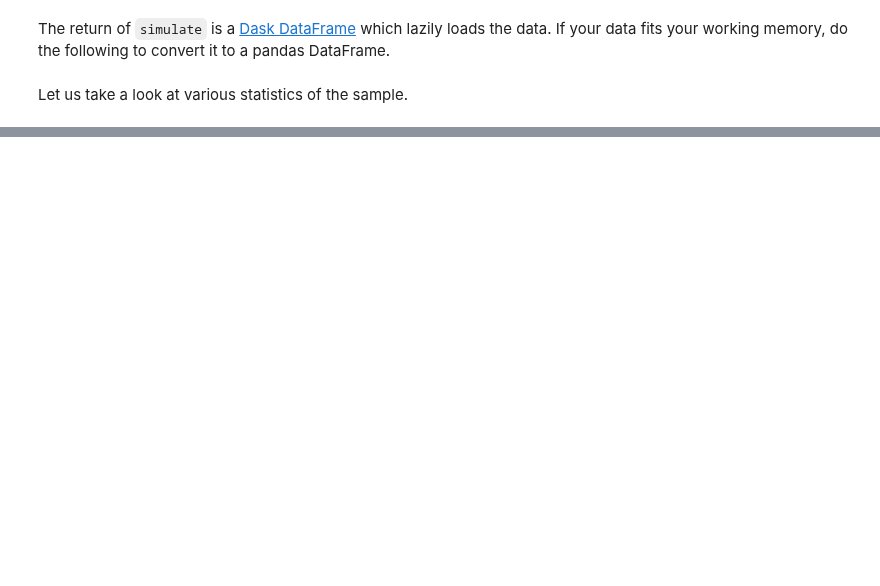
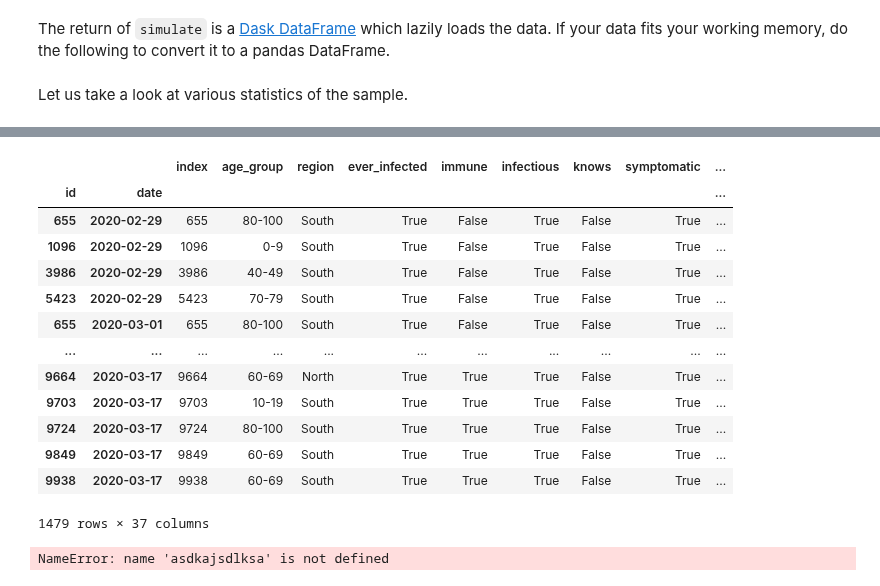
Before and after one commit to covid-19-impact-lab/sid, a Jupyter notebook: docs/source/tutorials/how_to_simulate.ipynb, the cells around one changed output, grey strips where cells are left out. Saved outputs shown, nothing was run; the diff lists cells and outputs as text; code cells hidden in the pictures; blank space fills up the shorter version.

```diff
--- a/docs/source/tutorials/how_to_simulate.ipynb
+++ b/docs/source/tutorials/how_to_simulate.ipynb
@@ -190,3 +208,5 @@ The return of `simulate` is a [Dask DataFrame](https://docs.dask.org/en/latest/d
 df = df.compute()
 # %% [markdown]
 Let us take a look at various statistics of the sample.
+# %%
+df.set_index(["id", "date"], inplace=True)
@@ -193,3 +234,24 @@ Let us take a look at various statistics of the sample.
+# %%
+df.query("symptomatic")
+# %% [output]
+|  |  | index | age_group | region | ever_infected | immune | infectious | knows | symptomatic | ... |
+| id | date |  |  |  |  |  |  |  |  | ... |
+| 655 | 2020-02-29 | 655 | 80-100 | South | True | False | True | False | True | ... |
+| 1096 | 2020-02-29 | 1096 | 0-9 | South | True | False | True | False | True | ... |
+| 3986 | 2020-02-29 | 3986 | 40-49 | South | True | False | True | False | True | ... |
+| 5423 | 2020-02-29 | 5423 | 70-79 | South | True | False | True | False | True | ... |
+| 655 | 2020-03-01 | 655 | 80-100 | South | True | False | True | False | True | ... |
+| ... | ... | ... | ... | ... | ... | ... | ... | ... | ... | ... |
+| 9664 | 2020-03-17 | 9664 | 60-69 | North | True | True | True | False | True | ... |
+| 9703 | 2020-03-17 | 9703 | 10-19 | South | True | True | True | False | True | ... |
+| 9724 | 2020-03-17 | 9724 | 80-100 | South | True | True | True | False | True | ... |
+| 9849 | 2020-03-17 | 9849 | 60-69 | South | True | True | True | False | True | ... |
+| 9938 | 2020-03-17 | 9938 | 60-69 | South | True | True | True | False | True | ... |
+1479 rows × 37 columns
+# %%
+asdkajsdlksa
+# %% [output]
+NameError: name 'asdkajsdlksa' is not defined
 # %%
 fig, axs = plt.subplots(2, 2, figsize=(12, 8))
 fig.subplots_adjust(bottom=0.15, wspace=0.2, hspace=0.4)
```
Also changed, not shown: parts of 9 cells of this notebook, 5 other files.
